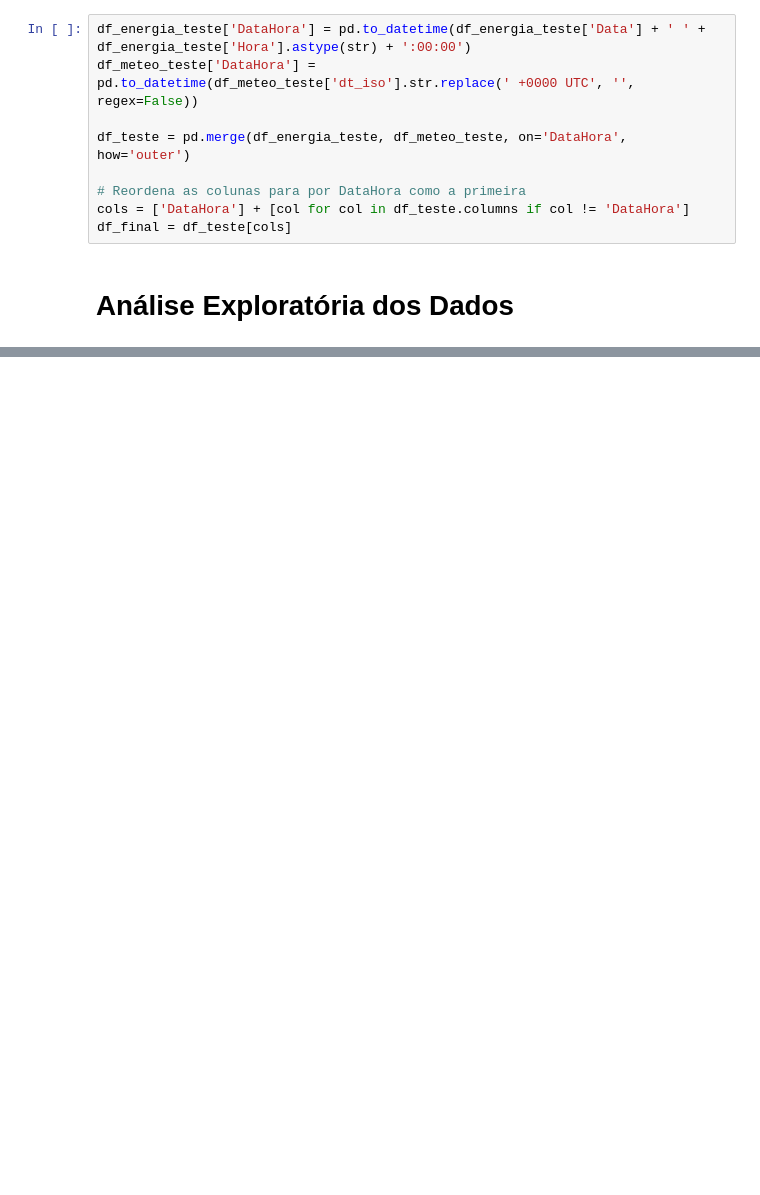
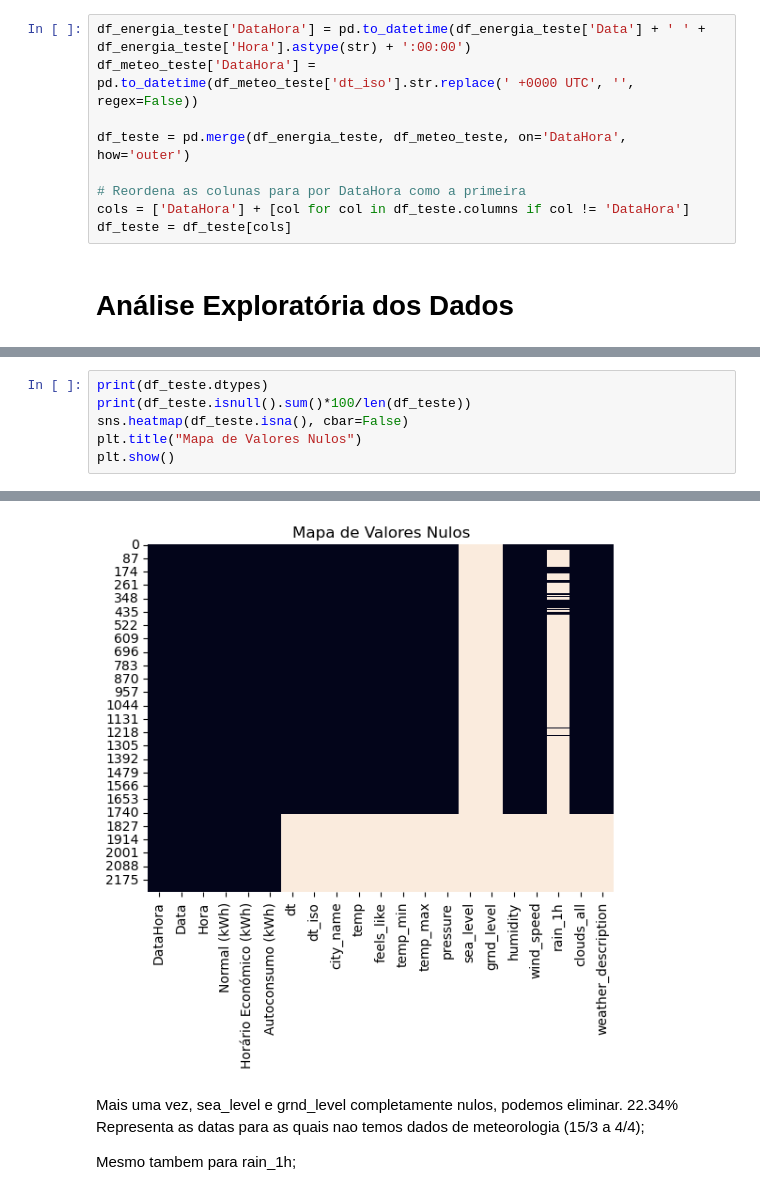
Before and after one commit to JoseRuiSilva/Sistemas_grupo3, a Jupyter notebook: projeto.ipynb, the cells around one changed output, grey strips where cells are left out. Drawn from its saved outputs; the diff is of its cells as text; blank space fills up the shorter version.

```diff
--- a/projeto.ipynb
+++ b/projeto.ipynb
@@ -34,6 +44,6 @@ df_teste = pd.merge(df_energia_teste, df_meteo_teste, on='DataHora', how='outer'
 
 # Reordena as colunas para por DataHora como a primeira
 cols = ['DataHora'] + [col for col in df_teste.columns if col != 'DataHora']
-df_final = df_teste[cols]
+df_teste = df_teste[cols]
 # %% [markdown]
 # Análise Exploratória dos Dados
@@ -39,0 +194,7 @@ df_final = df_teste[cols]
+# %%
+print(df_teste.dtypes)
+print(df_teste.isnull().sum()*100/len(df_teste))
+sns.heatmap(df_teste.isna(), cbar=False)
+plt.title("Mapa de Valores Nulos")
+plt.show()
+# %% [output]
@@ -39,0 +218,5 @@ df_final = df_teste[cols]
+[figure, added]
+# %% [markdown]
+Mais uma vez, sea_level e grnd_level completamente nulos, podemos eliminar. 22.34% Representa as datas para as quais nao temos dados de meteorologia (15/3 a 4/4);
+
+Mesmo tambem para rain_1h;
```
Also changed, not shown: parts of 24 cells of this notebook, 1 other file.
